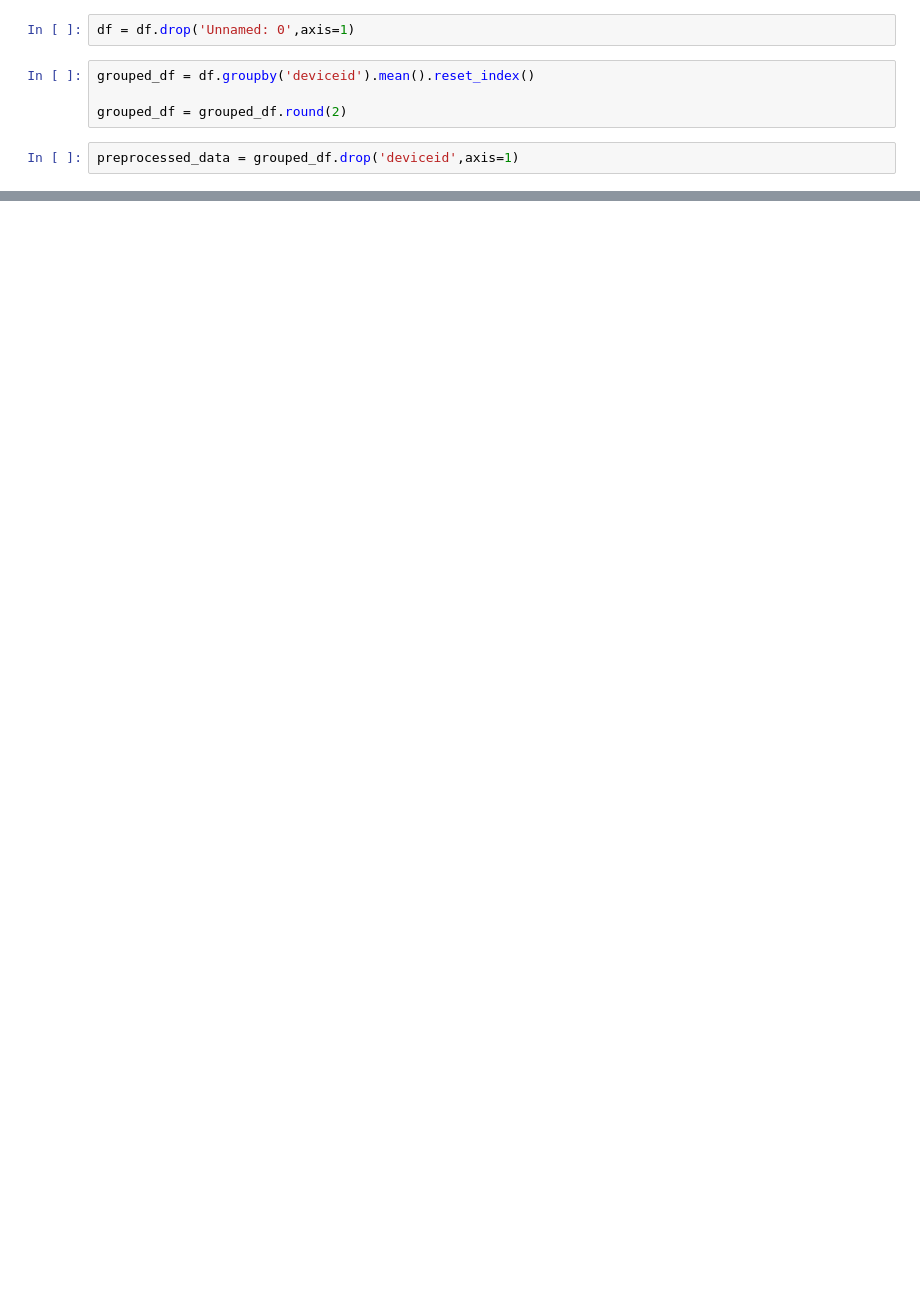
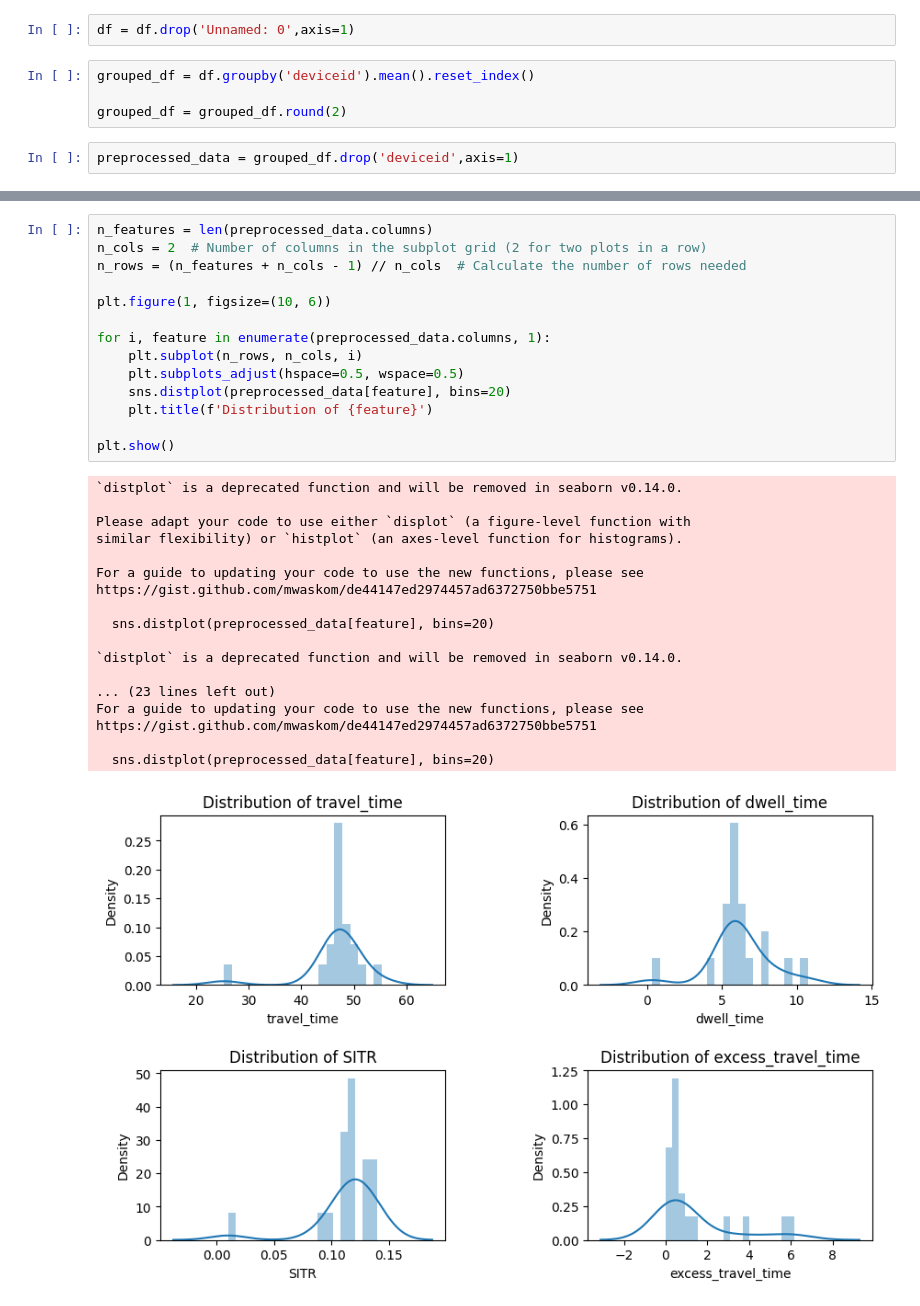
Before and after one commit to ShanukaLakshan/Realtime-GPS-Bus---Data-Science-Project, a Jupyter notebook: Analysis/bus_clustering.ipynb, the cells around one changed output, grey strips where cells are left out. Drawn from its saved outputs; the diff is of its cells as text; blank space fills up the shorter version.

```diff
--- a/Analysis/bus_clustering.ipynb
+++ b/Analysis/bus_clustering.ipynb
@@ -41,0 +52,33 @@ preprocessed_data
+# %%
+n_features = len(preprocessed_data.columns)
+n_cols = 2  # Number of columns in the subplot grid (2 for two plots in a row)
+n_rows = (n_features + n_cols - 1) // n_cols  # Calculate the number of rows needed
+
+plt.figure(1, figsize=(10, 6))
+
+for i, feature in enumerate(preprocessed_data.columns, 1):
+    plt.subplot(n_rows, n_cols, i)
+    plt.subplots_adjust(hspace=0.5, wspace=0.5)
+    sns.distplot(preprocessed_data[feature], bins=20)
+    plt.title(f'Distribution of {feature}')
+
+plt.show()
+# %% [output]
+`distplot` is a deprecated function and will be removed in seaborn v0.14.0.
+
+Please adapt your code to use either `displot` (a figure-level function with
+similar flexibility) or `histplot` (an axes-level function for histograms).
+
+For a guide to updating your code to use the new functions, please see
+https://gist.github.com/mwaskom/de44147ed2974457ad6372750bbe5751
+
+  sns.distplot(preprocessed_data[feature], bins=20)
+
+`distplot` is a deprecated function and will be removed in seaborn v0.14.0.
+
+... (23 lines left out)
+For a guide to updating your code to use the new functions, please see
+https://gist.github.com/mwaskom/de44147ed2974457ad6372750bbe5751
+
+  sns.distplot(preprocessed_data[feature], bins=20)
+[figure, added]
```
Also changed, not shown: parts of 11 cells of this notebook.
